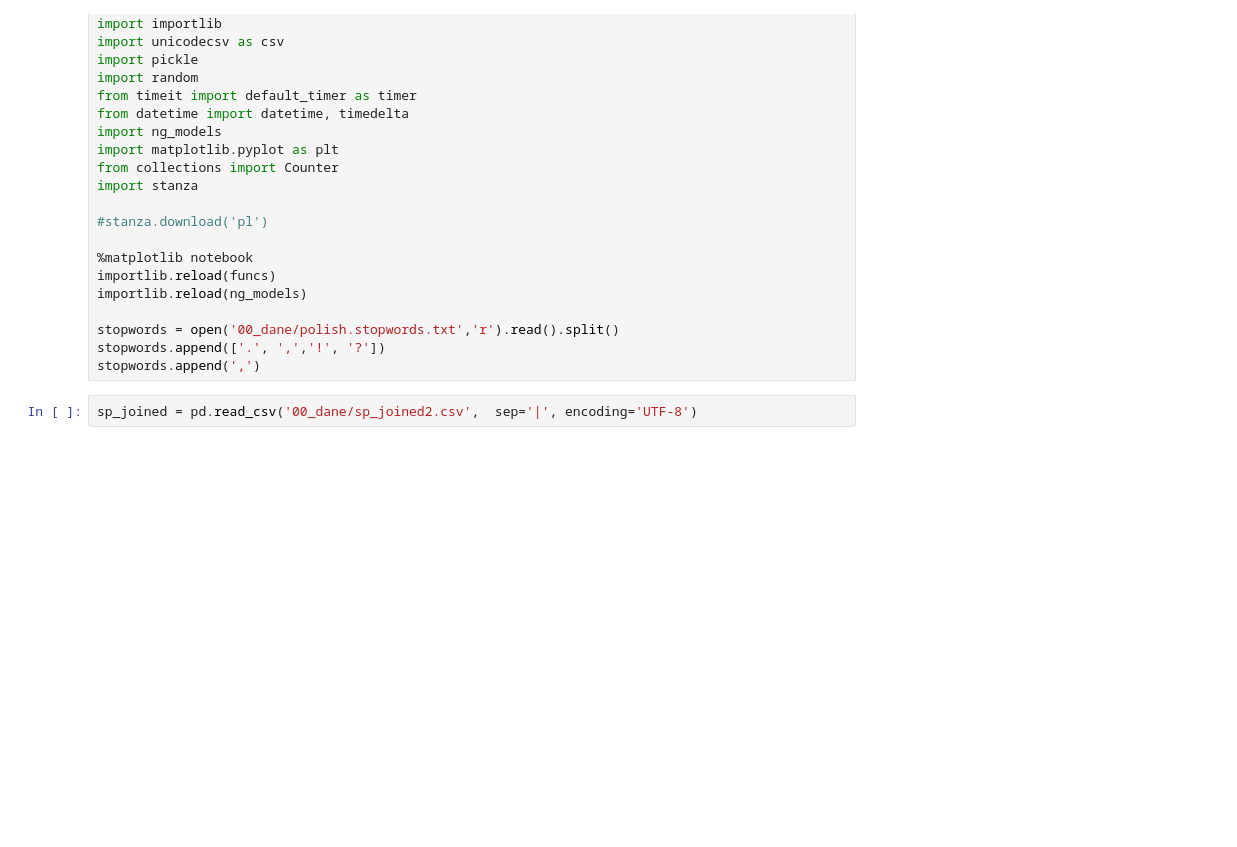
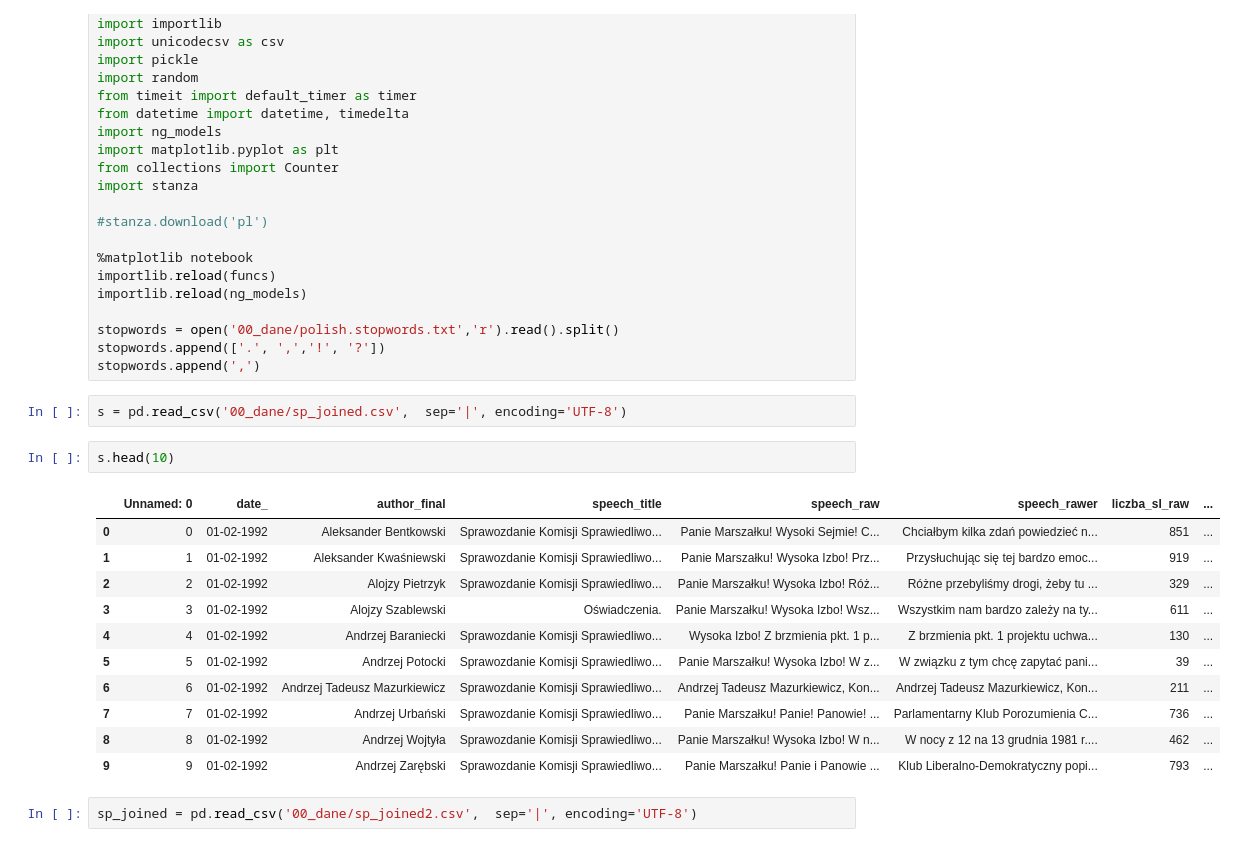
Before and after one commit to magda-lena-b/praca, a Jupyter notebook: 06_lematyzacja.ipynb, the cells around one changed output. Drawn from its saved outputs; the diff is of its cells as text; blank space fills up the shorter version.

```diff
--- a/06_lematyzacja.ipynb
+++ b/06_lematyzacja.ipynb
@@ -22,6 +22,22 @@ importlib.reload(ng_models)
 stopwords = open('00_dane/polish.stopwords.txt','r').read().split()
 stopwords.append(['.', ',','!', '?'])
 stopwords.append(',')
+# %%
+s = pd.read_csv('00_dane/sp_joined.csv',  sep='|', encoding='UTF-8')
+# %%
+s.head(10)
+# %% [output]
+|  | Unnamed: 0 | date_ | author_final | speech_title | speech_raw | speech_rawer | liczba_sl_raw | ... |
+| 0 | 0 | 01-02-1992 | Aleksander Bentkowski | Sprawozdanie Komisji Sprawiedliwo... | Panie Marszałku! Wysoki Sejmie! C... | Chciałbym kilka zdań powiedzieć n... | 851 | ... |
+| 1 | 1 | 01-02-1992 | Aleksander Kwaśniewski | Sprawozdanie Komisji Sprawiedliwo... | Panie Marszałku! Wysoka Izbo! Prz... | Przysłuchując się tej bardzo emoc... | 919 | ... |
+| 2 | 2 | 01-02-1992 | Alojzy Pietrzyk | Sprawozdanie Komisji Sprawiedliwo... | Panie Marszałku! Wysoka Izbo! Róż... | Różne przebyliśmy drogi, żeby tu ... | 329 | ... |
+| 3 | 3 | 01-02-1992 | Alojzy Szablewski | Oświadczenia. | Panie Marszałku! Wysoka Izbo! Wsz... | Wszystkim nam bardzo zależy na ty... | 611 | ... |
+| 4 | 4 | 01-02-1992 | Andrzej Baraniecki | Sprawozdanie Komisji Sprawiedliwo... | Wysoka Izbo! Z brzmienia pkt. 1 p... | Z brzmienia pkt. 1 projektu uchwa... | 130 | ... |
+| 5 | 5 | 01-02-1992 | Andrzej Potocki | Sprawozdanie Komisji Sprawiedliwo... | Panie Marszałku! Wysoka Izbo! W z... | W związku z tym chcę zapytać pani... | 39 | ... |
+| 6 | 6 | 01-02-1992 | Andrzej Tadeusz Mazurkiewicz | Sprawozdanie Komisji Sprawiedliwo... | Andrzej Tadeusz Mazurkiewicz, Kon... | Andrzej Tadeusz Mazurkiewicz, Kon... | 211 | ... |
+| 7 | 7 | 01-02-1992 | Andrzej Urbański | Sprawozdanie Komisji Sprawiedliwo... | Panie Marszałku! Panie! Panowie! ... | Parlamentarny Klub Porozumienia C... | 736 | ... |
+| 8 | 8 | 01-02-1992 | Andrzej Wojtyła | Sprawozdanie Komisji Sprawiedliwo... | Panie Marszałku! Wysoka Izbo! W n... | W nocy z 12 na 13 grudnia 1981 r.... | 462 | ... |
+| 9 | 9 | 01-02-1992 | Andrzej Zarębski | Sprawozdanie Komisji Sprawiedliwo... | Panie Marszałku! Panie i Panowie ... | Klub Liberalno-Demokratyczny popi... | 793 | ... |
 # %%
 sp_joined = pd.read_csv('00_dane/sp_joined2.csv',  sep='|', encoding='UTF-8')
 # %% [markdown]
```
Also changed, not shown: parts of 6 cells of this notebook, 3 other files.
